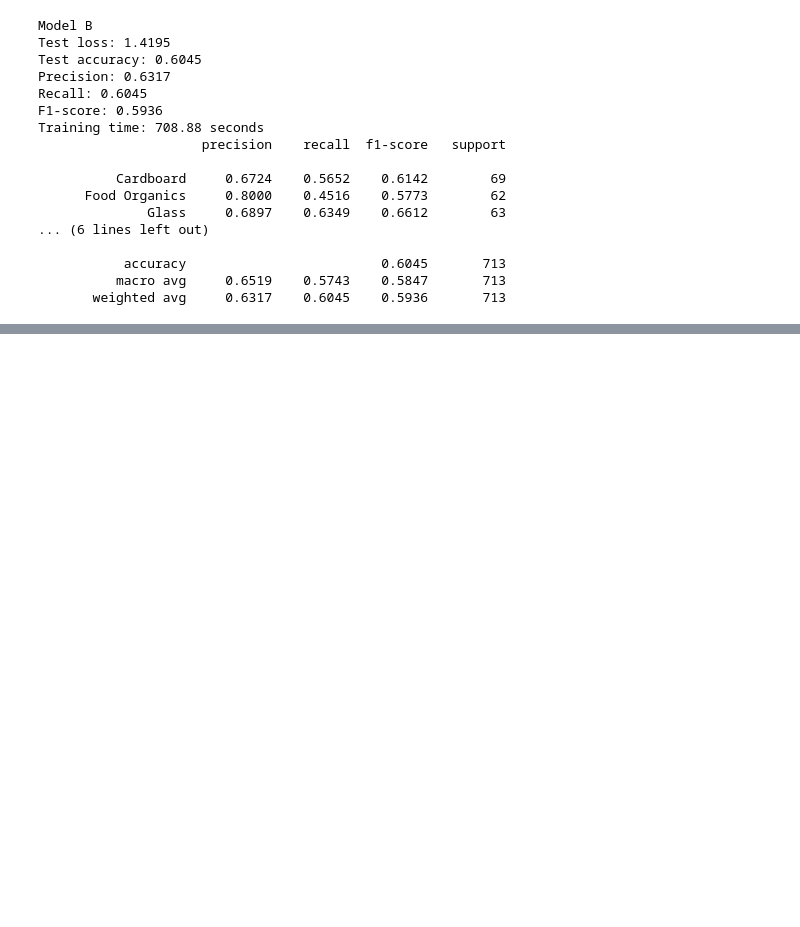
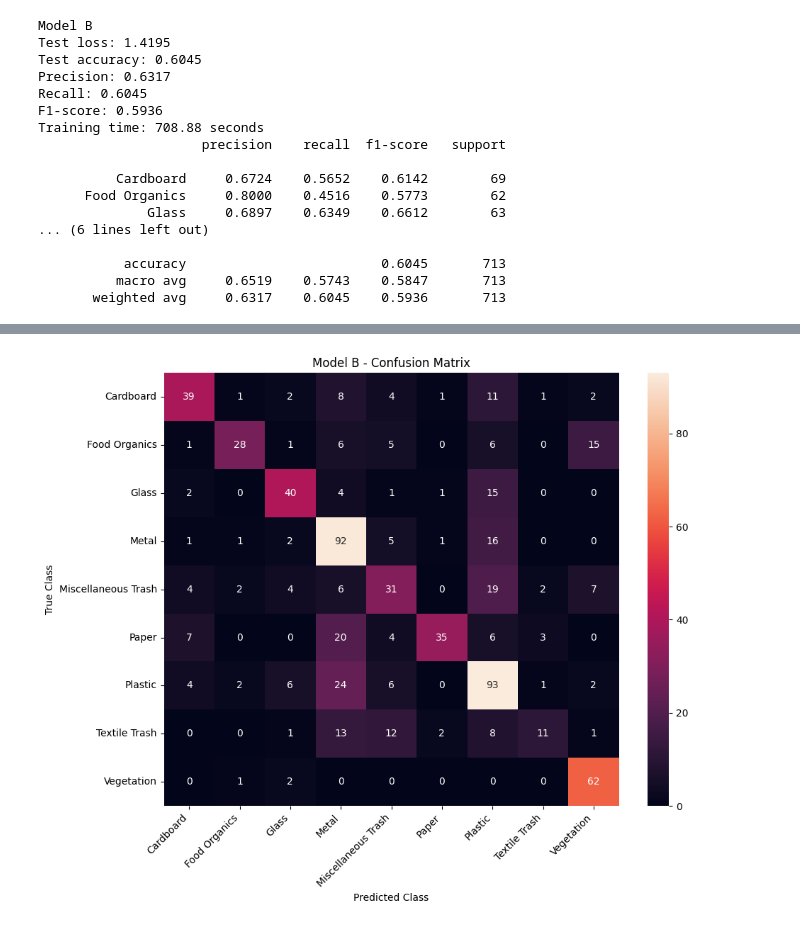
Before and after one commit to ChamiruGajasinghe/NEXORA_CNN, a Jupyter notebook: Lochana_Training_Evaluation.ipynb.ipynb, the cells around one changed output, grey strips where cells are left out. Saved outputs shown, nothing was run; the diff lists cells and outputs as text; code cells hidden in the pictures; blank space fills up the shorter version.

```diff
--- a/Lochana_Training_Evaluation.ipynb.ipynb
+++ b/Lochana_Training_Evaluation.ipynb.ipynb
@@ -880,0 +891,8 @@ Training time: 708.88 seconds
+# %%
+plot_confusion_matrix(
+    y_true_b,
+    y_pred_b,
+    "Model B - Confusion Matrix"
+)
+# %% [output]
+[figure, added]
```
Also changed, not shown: parts of 4 cells of this notebook.
